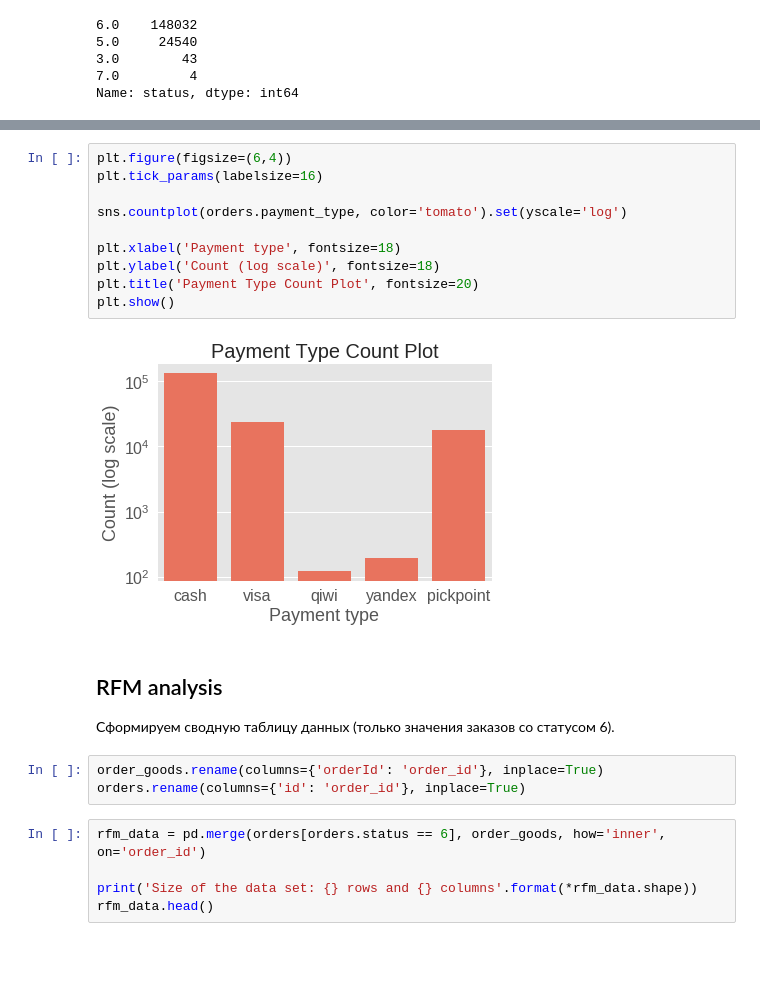
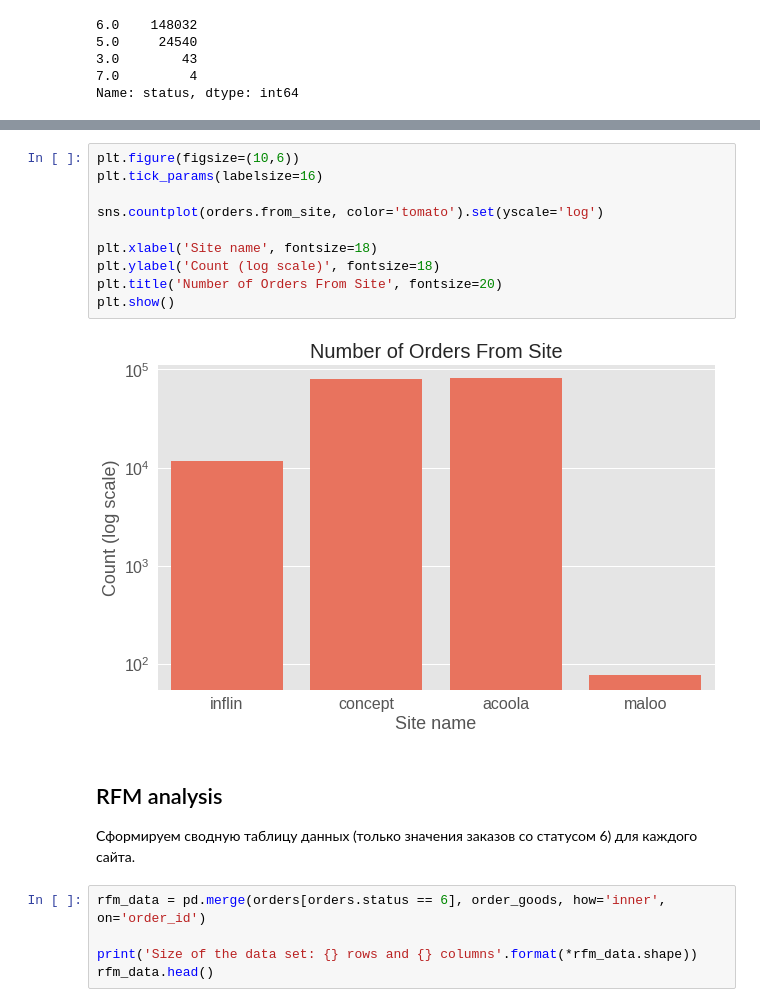
Before and after one commit to alekseisolovev/statistics, a Jupyter notebook: 2nova_eda_rfm_fmr_analysis.ipynb, the cells around one changed output, grey strips where cells are left out. Saved outputs shown, nothing was run; the diff lists cells and outputs as text; blank space fills up the shorter version.

```diff
--- a/2nova_eda_rfm_fmr_analysis.ipynb
+++ b/2nova_eda_rfm_fmr_analysis.ipynb
@@ -196,21 +209,18 @@ Name: status, dtype: int64
 # %%
-plt.figure(figsize=(6,4))
+plt.figure(figsize=(10,6))
 plt.tick_params(labelsize=16)
 
-sns.countplot(orders.payment_type, color='tomato').set(yscale='log')
+sns.countplot(orders.from_site, color='tomato').set(yscale='log')
 
-plt.xlabel('Payment type', fontsize=18)
+plt.xlabel('Site name', fontsize=18)
 plt.ylabel('Count (log scale)', fontsize=18)
-plt.title('Payment Type Count Plot', fontsize=20)
+plt.title('Number of Orders From Site', fontsize=20)
 plt.show()
 # %% [output]
-[figure, old version]
+[figure, new version]
 # %% [markdown]
 ## RFM analysis
-Сформируем сводную таблицу данных (только значения заказов со статусом 6).
+Сформируем сводную таблицу данных (только значения заказов со статусом 6) для каждого сайта.
-# %%
-order_goods.rename(columns={'orderId': 'order_id'}, inplace=True)
-orders.rename(columns={'id': 'order_id'}, inplace=True)
 # %%
 rfm_data = pd.merge(orders[orders.status == 6], order_goods, how='inner', on='order_id')
 
```
Also changed, not shown: parts of 40 cells of this notebook.
